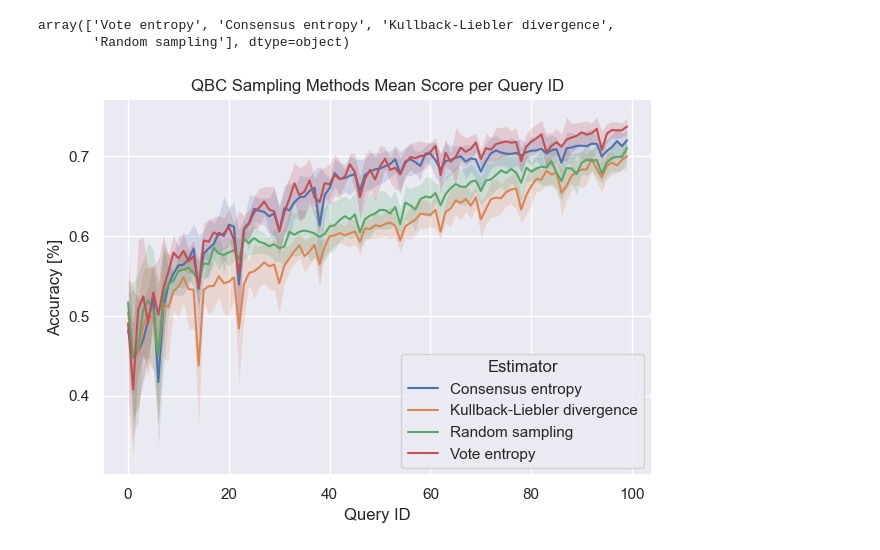
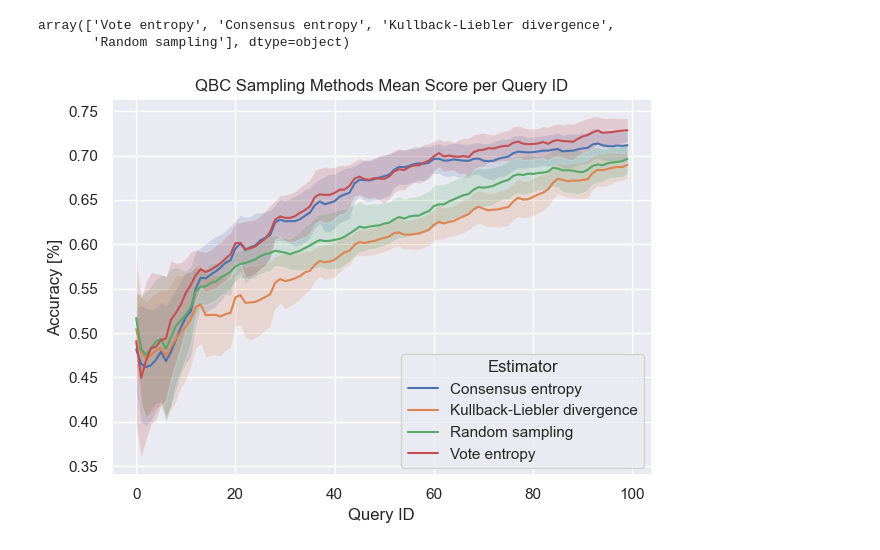
Before and after one commit to CelinaLaune/ActiveLearning, a Jupyter notebook: QBC_US.ipynb, the cells around one changed output. Saved outputs shown, nothing was run; the diff lists cells and outputs as text; code cells hidden in the pictures.

Commit message:
🎋 Adds rolling average to graph

```diff
--- a/QBC_US.ipynb
+++ b/QBC_US.ipynb
@@ -239,28 +239,31 @@ array(['Vote entropy', 'Consensus entropy', 'Kullback-Liebler divergence',
 # %%
 df_results = pd.read_csv("data.csv")
 mean = df_results.groupby(['query_id', 'estimator']).mean().reset_index()
 std = df_results.groupby(['query_id', 'estimator']).std().reset_index()
 
 mean_pivot = mean.pivot(index='query_id', columns='estimator', values='score')
+mean_pivot = mean_pivot.rolling(window=6, min_periods=1).mean()
 std_pivot = std.pivot(index='query_id', columns='estimator', values='score')
+std_pivot = std_pivot.rolling(window=6, min_periods=1).mean()
+
 
 mean_pivot = mean_pivot.apply(pd.to_numeric, errors='coerce')
 std_pivot = std_pivot.apply(pd.to_numeric, errors='coerce')
 
 plt.figure()
 for estimator in mean_pivot.columns:
     m = mean_pivot[estimator].values
     s = std_pivot[estimator].values
     x = mean_pivot.index.values
     plt.plot(x, m, label=estimator)
     plt.fill_between(x, m - s, m + s, alpha=0.2)
 
 plt.xlabel("Query ID")
 plt.ylabel("Accuracy [%]")
 plt.title("QBC Sampling Methods Mean Score per Query ID")
 plt.legend(title="Estimator")
 plt.tight_layout()
 plt.savefig("experiment.png")
 plt.show()
 # %% [output]
-[figure, old version]
+[figure, new version]
```
Also changed, not shown: 2 other files.
